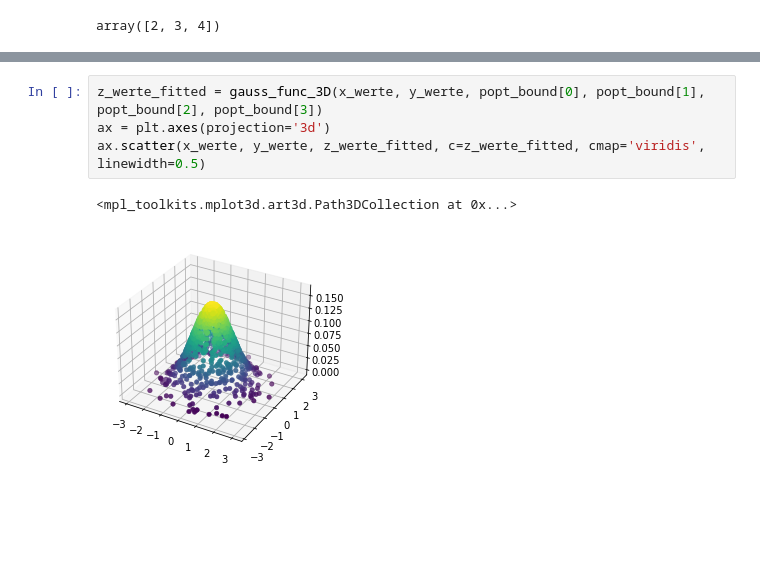
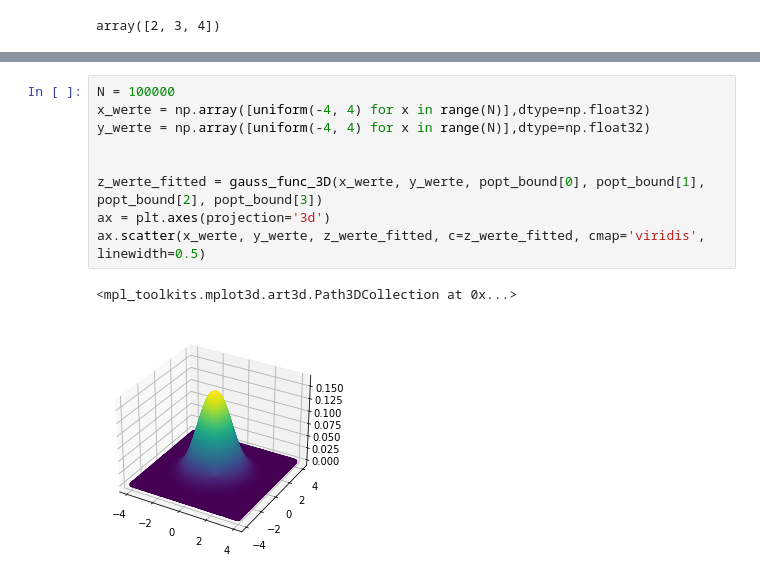
Before and after one commit to claryguru/BA_epics_camera, a Jupyter notebook: Jupiter/Fit-Gauss.ipynb, the cells around one changed output, grey strips where cells are left out. Cells and saved outputs as stored; diff of their text form; blank space fills up the shorter version.

```diff
--- a/Jupiter/Fit-Gauss.ipynb
+++ b/Jupiter/Fit-Gauss.ipynb
@@ -121,7 +132,12 @@ ax.scatter(x_werte, y_werte, z_werte_noisy, c=z_werte_noisy, cmap='viridis', lin
 # %%
+N = 100000
+x_werte = np.array([uniform(-4, 4) for x in range(N)],dtype=np.float32)
+y_werte = np.array([uniform(-4, 4) for x in range(N)],dtype=np.float32)
+
+
 z_werte_fitted = gauss_func_3D(x_werte, y_werte, popt_bound[0], popt_bound[1], popt_bound[2], popt_bound[3])
 ax = plt.axes(projection='3d')
 ax.scatter(x_werte, y_werte, z_werte_fitted, c=z_werte_fitted, cmap='viridis', linewidth=0.5)
 # %% [output]
 <mpl_toolkits.mplot3d.art3d.Path3DCollection at 0x...>
-[figure, old version]
+[figure, new version]
```
Also changed, not shown: parts of 9 cells of this notebook, 16 other files.
